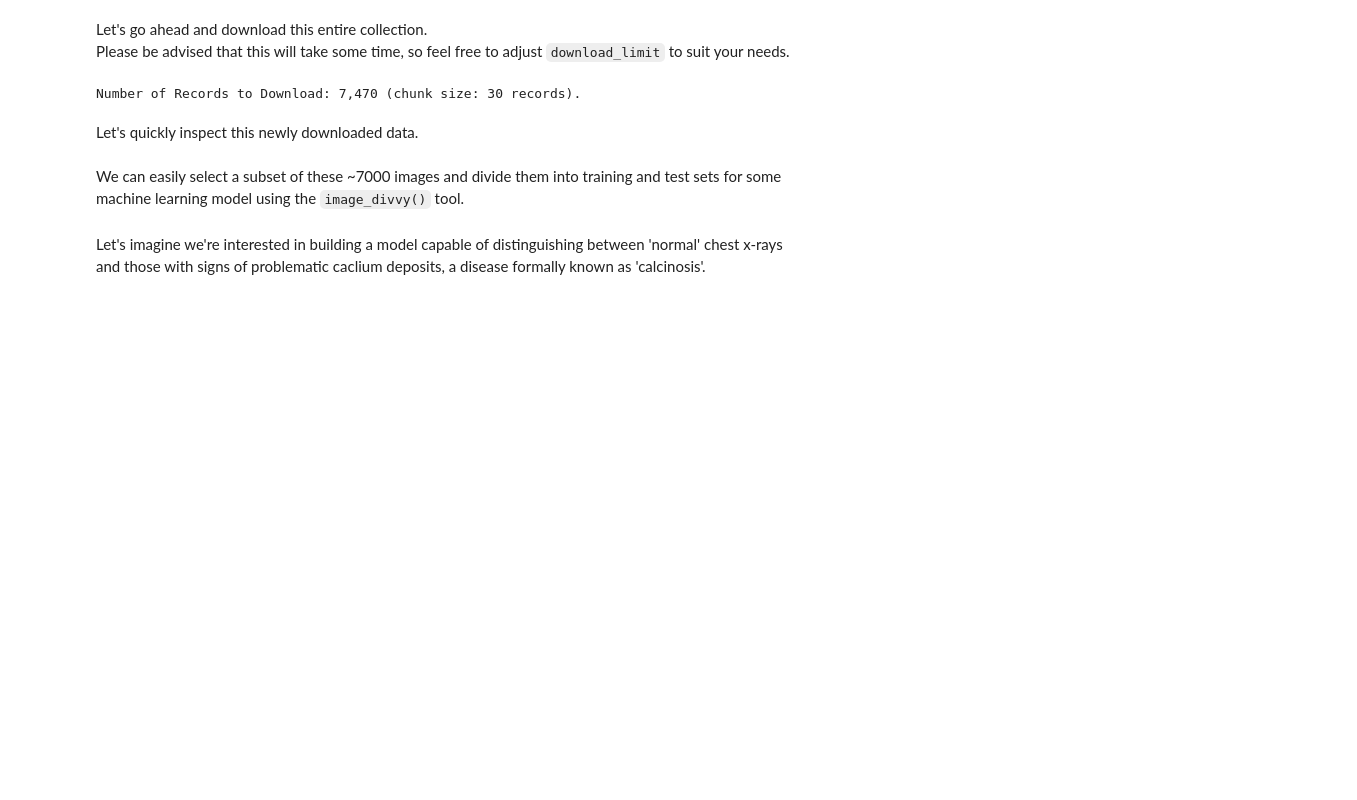
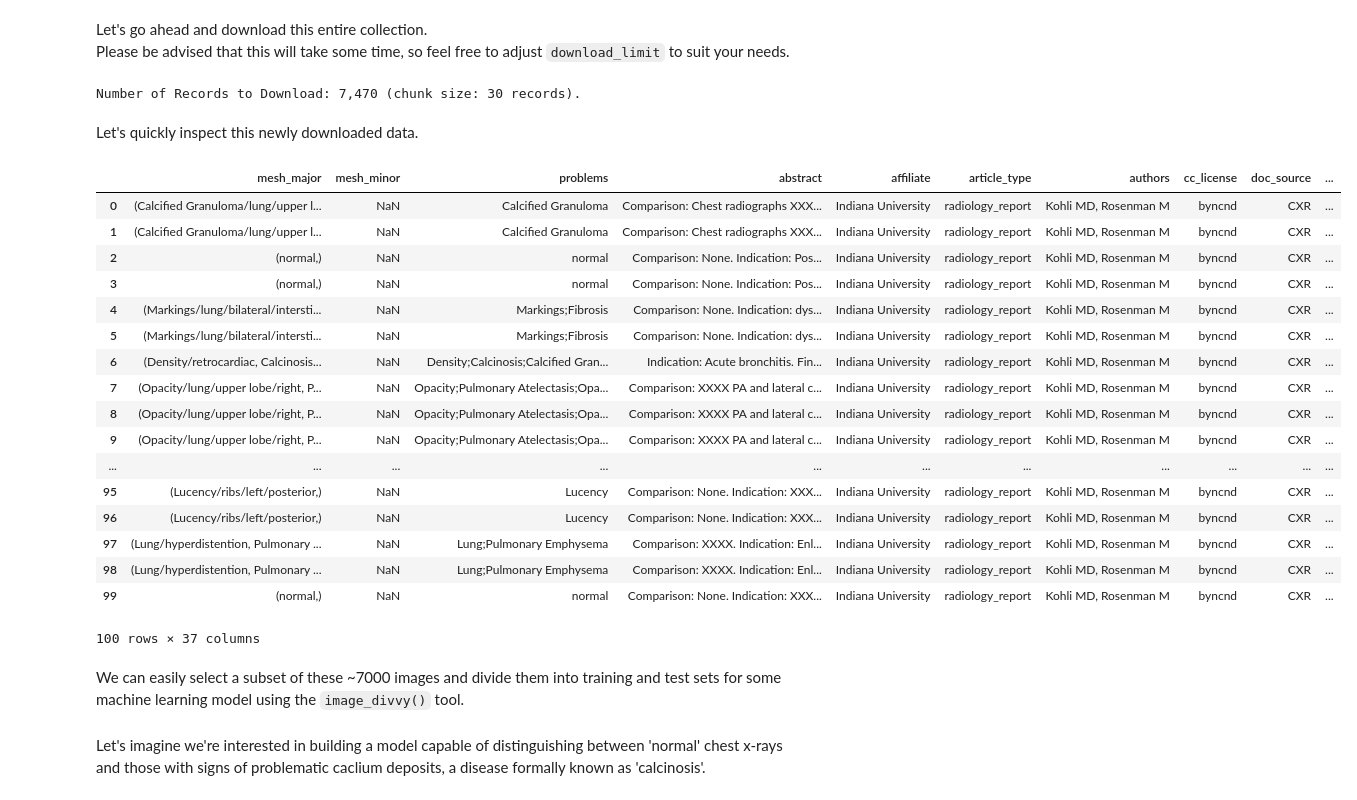
Before and after one commit to TariqAHassan/BioVida, a Jupyter notebook: tutorials/1_openi.ipynb, the cells around one changed output. Cells and saved outputs as stored; diff of their text form; code cells hidden in the pictures; blank space fills up the shorter version.

```diff
--- a/tutorials/1_openi.ipynb
+++ b/tutorials/1_openi.ipynb
@@ -243,7 +279,26 @@ Number of Records to Download: 7,470 (chunk size: 30 records).
 # %% [markdown]
 Let's quickly inspect this newly downloaded data.
 # %%
-qshow(simplify_df(opi.records_db_short))
+simplify_df(opi.records_db_short)
+# %% [output]
+|  | mesh_major | mesh_minor | problems | abstract | affiliate | article_type | authors | cc_license | doc_source | ... |
+| 0 | (Calcified Granuloma/lung/upper l... | NaN | Calcified Granuloma | Comparison: Chest radiographs XXX... | Indiana University | radiology_report | Kohli MD, Rosenman M | byncnd | CXR | ... |
+| 1 | (Calcified Granuloma/lung/upper l... | NaN | Calcified Granuloma | Comparison: Chest radiographs XXX... | Indiana University | radiology_report | Kohli MD, Rosenman M | byncnd | CXR | ... |
+| 2 | (normal,) | NaN | normal | Comparison: None. Indication: Pos... | Indiana University | radiology_report | Kohli MD, Rosenman M | byncnd | CXR | ... |
+| 3 | (normal,) | NaN | normal | Comparison: None. Indication: Pos... | Indiana University | radiology_report | Kohli MD, Rosenman M | byncnd | CXR | ... |
+| 4 | (Markings/lung/bilateral/intersti... | NaN | Markings;Fibrosis | Comparison: None. Indication: dys... | Indiana University | radiology_report | Kohli MD, Rosenman M | byncnd | CXR | ... |
+| 5 | (Markings/lung/bilateral/intersti... | NaN | Markings;Fibrosis | Comparison: None. Indication: dys... | Indiana University | radiology_report | Kohli MD, Rosenman M | byncnd | CXR | ... |
+| 6 | (Density/retrocardiac, Calcinosis... | NaN | Density;Calcinosis;Calcified Gran... | Indication: Acute bronchitis. Fin... | Indiana University | radiology_report | Kohli MD, Rosenman M | byncnd | CXR | ... |
+| 7 | (Opacity/lung/upper lobe/right, P... | NaN | Opacity;Pulmonary Atelectasis;Opa... | Comparison: XXXX PA and lateral c... | Indiana University | radiology_report | Kohli MD, Rosenman M | byncnd | CXR | ... |
+| 8 | (Opacity/lung/upper lobe/right, P... | NaN | Opacity;Pulmonary Atelectasis;Opa... | Comparison: XXXX PA and lateral c... | Indiana University | radiology_report | Kohli MD, Rosenman M | byncnd | CXR | ... |
+| 9 | (Opacity/lung/upper lobe/right, P... | NaN | Opacity;Pulmonary Atelectasis;Opa... | Comparison: XXXX PA and lateral c... | Indiana University | radiology_report | Kohli MD, Rosenman M | byncnd | CXR | ... |
+| ... | ... | ... | ... | ... | ... | ... | ... | ... | ... | ... |
+| 95 | (Lucency/ribs/left/posterior,) | NaN | Lucency | Comparison: None. Indication: XXX... | Indiana University | radiology_report | Kohli MD, Rosenman M | byncnd | CXR | ... |
+| 96 | (Lucency/ribs/left/posterior,) | NaN | Lucency | Comparison: None. Indication: XXX... | Indiana University | radiology_report | Kohli MD, Rosenman M | byncnd | CXR | ... |
+| 97 | (Lung/hyperdistention, Pulmonary ... | NaN | Lung;Pulmonary Emphysema | Comparison: XXXX. Indication: Enl... | Indiana University | radiology_report | Kohli MD, Rosenman M | byncnd | CXR | ... |
+| 98 | (Lung/hyperdistention, Pulmonary ... | NaN | Lung;Pulmonary Emphysema | Comparison: XXXX. Indication: Enl... | Indiana University | radiology_report | Kohli MD, Rosenman M | byncnd | CXR | ... |
+| 99 | (normal,) | NaN | normal | Comparison: None. Indication: XXX... | Indiana University | radiology_report | Kohli MD, Rosenman M | byncnd | CXR | ... |
+100 rows × 37 columns
 # %% [markdown]
 We can easily select a subset of these ~7000 images and divide them into training and test sets for some machine learning model using the ``image_divvy()`` tool.
 # %%
```
Also changed, not shown: parts of 7 cells of this notebook, 1 other file.
